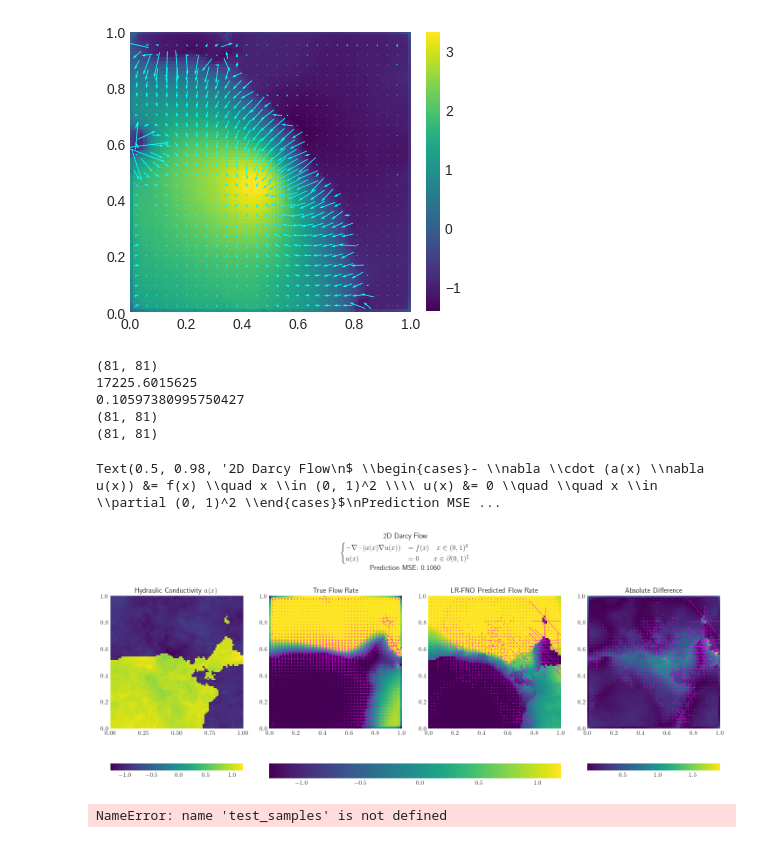
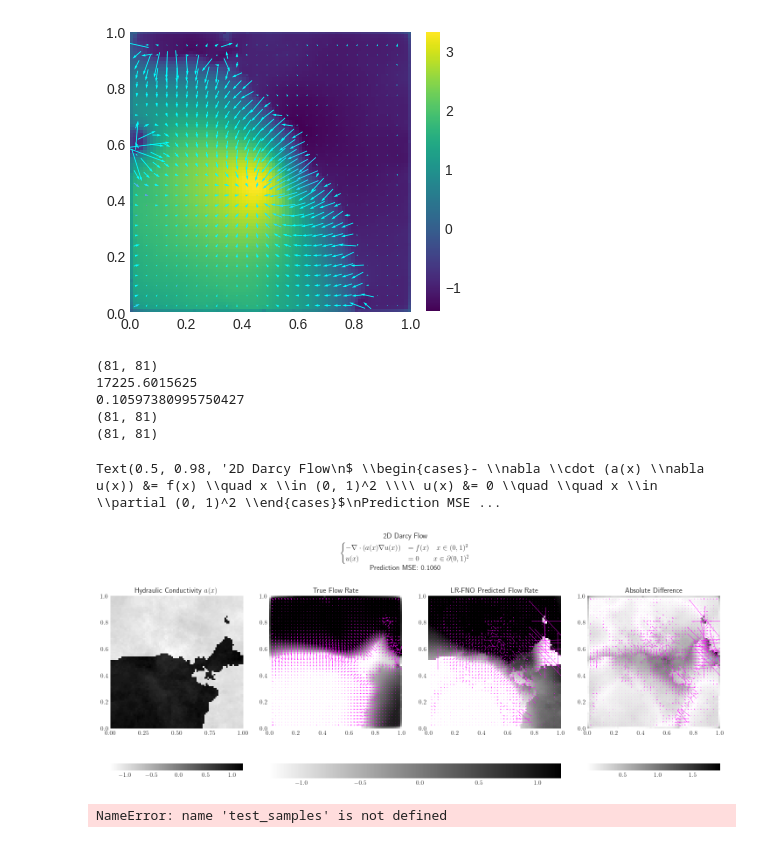
Before and after one commit to alizma/symmetry_learning, a Jupyter notebook: fno_classic/viz_fno_darcy.ipynb, the cells around one changed output. Saved outputs shown, nothing was run; the diff lists cells and outputs as text; code cells hidden in the pictures.

```diff
--- a/fno_classic/viz_fno_darcy.ipynb
+++ b/fno_classic/viz_fno_darcy.ipynb
@@ -337,7 +337,7 @@ print(mse.item())
 plt.figure(figsize=(18, 7))
 
 plt.subplot(141)
-plt.imshow(x[batch_idx, :, 0].reshape(85, 85).cpu().detach().numpy(), cmap='viridis', extent=[0, 1, 0, 1])
+plt.imshow(x[batch_idx, :, 0].reshape(85, 85).cpu().detach().numpy(), cmap='binary', extent=[0, 1, 0, 1])
 plt.title("Hydraulic Conductivity" + r" $a(x)$")
 plt.colorbar(location='bottom') # fraction = 0.045,
 plt.grid(False)
@@ -347,7 +347,7 @@ plt.xticks(np.linspace(0, 1, 5))
 # norm = LogNorm(min(x[batch_idx, :, 0].min(), y[batch_idx].max()), max(x[batch_idx, :, 0].max(), y[batch_idx].max()))
 norm = NoNorm(min(model_output[batch_idx].min(), y[batch_idx].max()), model_output[batch_idx].max(), y[batch_idx].max())
 ax2 = plt.subplot(142)
-im2  = ax2.imshow(y[batch_idx].reshape(85, 85).cpu().detach().numpy(), cmap='viridis', norm=norm, extent=[0, 1, 0, 1])
+im2  = ax2.imshow(y[batch_idx].reshape(85, 85).cpu().detach().numpy(), cmap='binary', norm=norm, extent=[0, 1, 0, 1])
 plt.title("True Flow Rate")
 ax2.quiver(Y[::N, ::N], X[::N, ::N], Uy[::N, ::N].flip(0), Ux[::N, ::N].flip(0), C[::N, ::N], width=0.003, pivot='mid', units='width', cmap=cmap, norm=norm) # , pivot='mid',units='x'
 plt.grid(False)
@@ -357,7 +357,7 @@ plt.grid(False)
 plt.grid(False)
 
 ax3 = plt.subplot(143)
-im3 = ax3.imshow(model_output[batch_idx].reshape(85, 85).cpu().detach().numpy(), cmap='viridis',norm=norm, extent=[0, 1, 0, 1])
+im3 = ax3.imshow(model_output[batch_idx].reshape(85, 85).cpu().detach().numpy(), cmap='binary',norm=norm, extent=[0, 1, 0, 1])
 plt.title("LR-FNO Predicted Flow Rate")
 
 # plt.colorbar(ax=ax3, fraction = 0.05)
@@ -382,12 +382,12 @@ print(norm(colors).shape)
 
 ax3.quiver(Y[::N, ::N], X[::N, ::N], Uy[::N, ::N].flip(0).cpu().detach().numpy(), Ux[::N, ::N].flip(0).cpu().detach().numpy(), C[::N, ::N].cpu().detach().numpy(), width=0.0025, pivot='mid', units='xy', cmap=cmap, norm=norm) # , pivot='mid',units='x'
 
-plt.colorbar(ax=[ax2, ax3],  orientation='horizontal', cmap='viridis') # , fraction = 0.045,
+plt.colorbar(ax=[ax2, ax3],  orientation='horizontal', cmap='binary') # , fraction = 0.045,
 
 plt.grid(False)
 
 ax4 = plt.subplot(144)
-imlast = plt.imshow(torch.abs(model_output[batch_idx] - y[batch_idx]).reshape(85, 85).cpu().detach().numpy(), cmap='viridis', extent=[0, 1, 0, 1])
+imlast = plt.imshow(torch.abs(model_output[batch_idx] - y[batch_idx]).reshape(85, 85).cpu().detach().numpy(), cmap='binary', extent=[0, 1, 0, 1])
 plt.title("Absolute Difference")
 
 X, Y = torch.meshgrid(torch.linspace(0, 1, s), torch.linspace(0, 1, s))
@@ -399,34 +399,34 @@ N = 2
 
 X, Y, Ux, Uy = X[2:-2,2:-2], Y[2:-2,2:-2], Ux[2:-2,2:-2], Uy[2:-2,2:-2]
 
 C = Ux**2 + Uy**2
 
 coloring = lambda x, y: x**2 + y**2
 colors = coloring(Ux, Uy).cpu().detach().numpy()
 norm  = mpl.colors.Normalize()
 norm.autoscale(colors)
 cmap = mpl.cm.cool_r
 print(norm(colors).shape)
 
 plt.colorbar(ax=ax4, location='bottom') # fraction = 0.05,
 
 plt.quiver(Y[::N, ::N], X[::N, ::N], Uy[::N, ::N].flip(0).cpu().detach().numpy(), Ux[::N, ::N].flip(0).cpu().detach().numpy(), C[::N, ::N].cpu().detach().numpy(), width=0.0025, pivot='mid', units='xy', cmap=cmap, norm=norm) # , pivot='mid',units='x'
 
 
 plt.grid(False)
 
 plt.suptitle("2D Darcy Flow" + '\n' + r"$ \begin{cases}- \nabla \cdot (a(x) \nabla u(x)) &= f(x) \quad x \in (0, 1)^2 \\ u(x) &= 0 \quad \quad x \in \partial (0, 1)^2 \end{cases}$" + '\n' + f"Prediction MSE: {mse.item():.4f}")
 # plt.suptitle(r"$f(x)= \begin{cases} a\times x^{1.5}2 + c,& \text{if } -1 \leq x \leq 1\\  0, & \text{otherwise}  \end{cases}$")
 
 # plt.tight_layout()
 # %% [output]
 (81, 81)
 17225.6015625
 0.10597380995750427
 (81, 81)
 (81, 81)
 Text(0.5, 0.98, '2D Darcy Flow\n$ \\begin{cases}- \\nabla \\cdot (a(x) \\nabla u(x)) &= f(x) \\quad x \\in (0, 1)^2 \\\\ u(x) &= 0 \\quad \\quad x \\in \\partial (0, 1)^2 \\end{cases}$\nPrediction MSE ...
-[figure, old version]
+[figure, new version]
 # %%
 # plt.contourf(test_samples[0][0].reshape(85, 85).cpu().detach().numpy(), test_samples[1][0].reshape(85, 85).cpu().detach().numpy())
 plt.imshow(test_samples[1][4].reshape(85, 85).cpu().detach().numpy(), cmap='jet')
```
Also changed, not shown: parts of 2 cells of this notebook, 6 other files.
